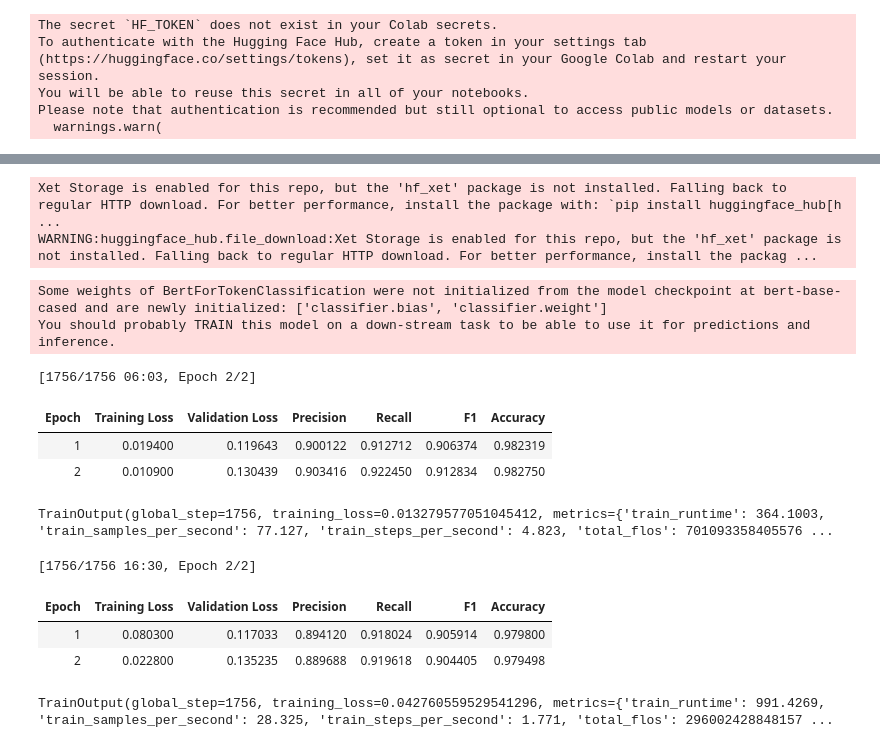
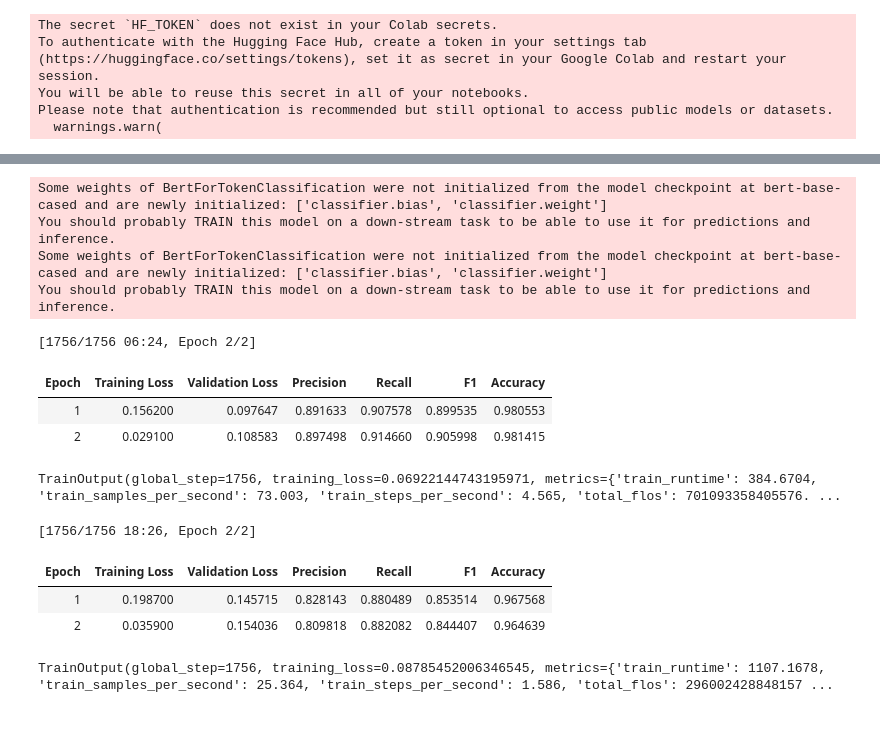
Before and after one commit to kaitab/uncap_ner, a Jupyter notebook: models/eng.ipynb, the cells around one changed output, grey strips where cells are left out. Drawn from its saved outputs; the diff is of its cells as text; code cells hidden in the pictures.

Commit message:
Model debugging

```diff
--- a/models/eng.ipynb
+++ b/models/eng.ipynb
@@ -141,49 +140,53 @@ label2id = {label:id for id, label in enumerate(label_list)}
 # %%
 from transformers import AutoModelForTokenClassification, TrainingArguments, Trainer
 
-model = AutoModelForTokenClassification.from_pretrained(
+model1 = AutoModelForTokenClassification.from_pretrained(
     "bert-base-cased", num_labels=9, id2label=id2label, label2id=label2id
 )
+
+model2 = AutoModelForTokenClassification.from_pretrained(
+    "bert-base-cased", num_labels=9, id2label=id2label, label2id=label2id
+)
 # %% [output]
-Xet Storage is enabled for this repo, but the 'hf_xet' package is not installed. Falling back to regular HTTP download. For better performance, install the package with: `pip install huggingface_hub[h ...
-WARNING:huggingface_hub.file_download:Xet Storage is enabled for this repo, but the 'hf_xet' package is not installed. Falling back to regular HTTP download. For better performance, install the packag ...
+Some weights of BertForTokenClassification were not initialized from the model checkpoint at bert-base-cased and are newly initialized: ['classifier.bias', 'classifier.weight']
+You should probably TRAIN this model on a down-stream task to be able to use it for predictions and inference.
+Some weights of BertForTokenClassification were not initialized from the model checkpoint at bert-base-cased and are newly initialized: ['classifier.bias', 'classifier.weight']
+You should probably TRAIN this model on a down-stream task to be able to use it for predictions and inference.
-Some weights of BertForTokenClassification were not initialized from the model checkpoint at bert-base-cased and are newly initialized: ['classifier.bias', 'classifier.weight']
-You should probably TRAIN this model on a down-stream task to be able to use it for predictions and inference.
 # %%
 training_args = TrainingArguments(
     output_dir="test_ner_model",
     learning_rate=2e-5,
     per_device_train_batch_size=16,
     per_device_eval_batch_size=16,
     num_train_epochs=2,
     weight_decay=0.01,
     eval_strategy="epoch",
     save_strategy="epoch",
     load_best_model_at_end=True,
     push_to_hub=False,
     report_to = 'none',
 )
 
 baseline = Trainer(
-    model=model,
+    model=model1,
     args=training_args,
     train_dataset=tokenized_conll["train"],
     eval_dataset=tokenized_conll["test"],
     processing_class=tokenizer,
     data_collator=data_collator,
     compute_metrics=compute_metrics,
 )
 
 baseline.train()
 # %% [output]
-[1756/1756 06:03, Epoch 2/2]
+[1756/1756 06:24, Epoch 2/2]
 | Epoch | Training Loss | Validation Loss | Precision | Recall | F1 | Accuracy |
-| 1 | 0.019400 | 0.119643 | 0.900122 | 0.912712 | 0.906374 | 0.982319 |
-| 2 | 0.010900 | 0.130439 | 0.903416 | 0.922450 | 0.912834 | 0.982750 |
+| 1 | 0.156200 | 0.097647 | 0.891633 | 0.907578 | 0.899535 | 0.980553 |
+| 2 | 0.029100 | 0.108583 | 0.897498 | 0.914660 | 0.905998 | 0.981415 |
-TrainOutput(global_step=1756, training_loss=0.013279577051045412, metrics={'train_runtime': 364.1003, 'train_samples_per_second': 77.127, 'train_steps_per_second': 4.823, 'total_flos': 701093358405576 ...
+TrainOutput(global_step=1756, training_loss=0.06922144743195971, metrics={'train_runtime': 384.6704, 'train_samples_per_second': 73.003, 'train_steps_per_second': 4.565, 'total_flos': 701093358405576. ...
 # %%
 da_model = Trainer(
-    model=model,
+    model=model2,
     args=training_args,
     train_dataset=tokenized_conll_da["train"],
     eval_dataset=tokenized_conll["test"],
@@ -194,11 +197,11 @@ da_model = Trainer(
 
 da_model.train()
 # %% [output]
-[1756/1756 16:30, Epoch 2/2]
+[1756/1756 18:26, Epoch 2/2]
 | Epoch | Training Loss | Validation Loss | Precision | Recall | F1 | Accuracy |
-| 1 | 0.080300 | 0.117033 | 0.894120 | 0.918024 | 0.905914 | 0.979800 |
-| 2 | 0.022800 | 0.135235 | 0.889688 | 0.919618 | 0.904405 | 0.979498 |
+| 1 | 0.198700 | 0.145715 | 0.828143 | 0.880489 | 0.853514 | 0.967568 |
+| 2 | 0.035900 | 0.154036 | 0.809818 | 0.882082 | 0.844407 | 0.964639 |
-TrainOutput(global_step=1756, training_loss=0.042760559529541296, metrics={'train_runtime': 991.4269, 'train_samples_per_second': 28.325, 'train_steps_per_second': 1.771, 'total_flos': 296002428848157 ...
+TrainOutput(global_step=1756, training_loss=0.08785452006346545, metrics={'train_runtime': 1107.1678, 'train_samples_per_second': 25.364, 'train_steps_per_second': 1.586, 'total_flos': 296002428848157 ...
 # %%
 print("--------Lowercase Evaluation--------")
 print(f"Baseline F1: {baseline.evaluate(eval_dataset=tokenized_conll_lower['test'])['eval_f1'] * 100:0.2f}")
```
Also changed, not shown: parts of 4 cells of this notebook.
